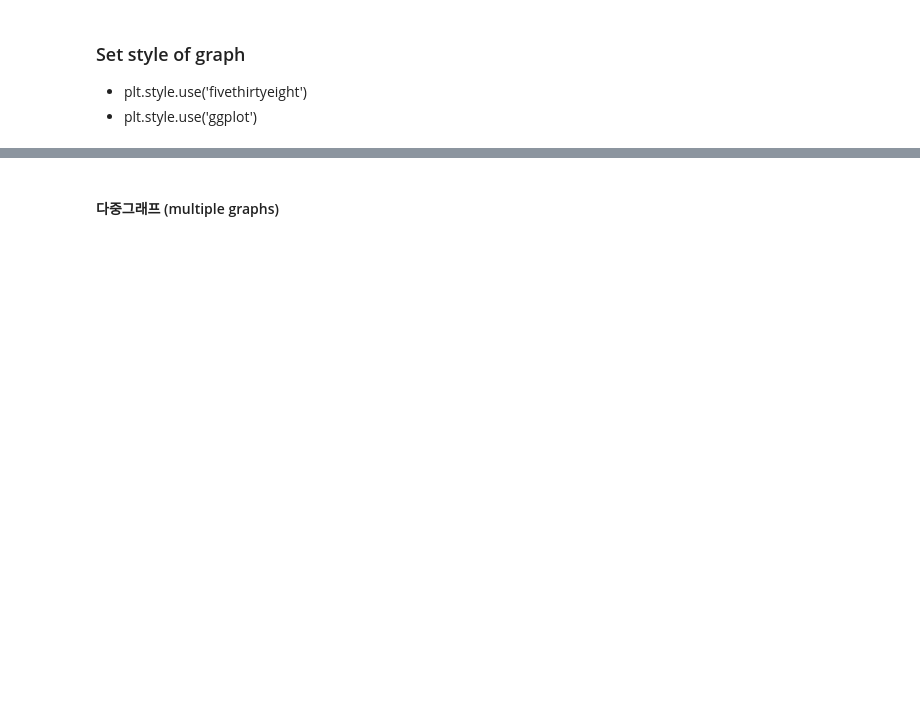
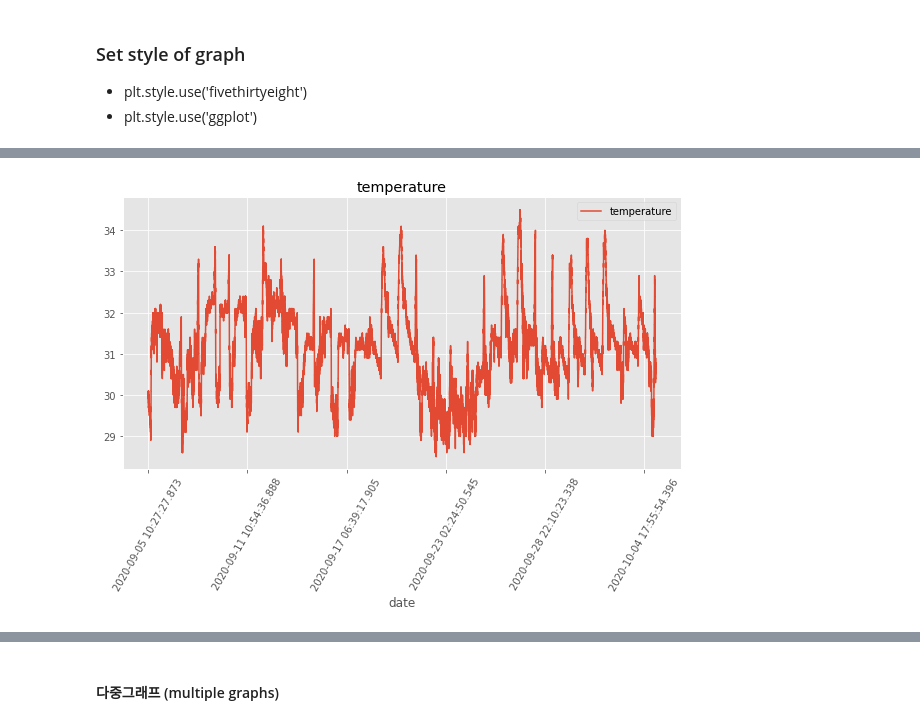
Before and after one commit to bum3632/pdm13, a Jupyter notebook: pandas/pandas_6_iot_nano33_.ipynb, the cells around one changed output, grey strips where cells are left out. Saved outputs shown, nothing was run; the diff lists cells and outputs as text; code cells hidden in the pictures; blank space fills up the shorter version.

```diff
--- a/pandas/pandas_6_iot_nano33_.ipynb
+++ b/pandas/pandas_6_iot_nano33_.ipynb
@@ -272,6 +291,9 @@ plt.style.available
 # %%
 iot_data.plot(x='date', y='temperature', figsize=(10,5), title='temperature')
 plt.style.use('seaborn-pastel') # 'seaborn-pastel', 'fivethirtyeight'
+plt.xticks(rotation=60)
 plt.show()
+# %% [output]
+[figure, added]
 # %%
 iot_data.plot(x='date', y='temperature', figsize=(10,5), title='temperature')
```
Also changed, not shown: parts of 50 cells of this notebook.
